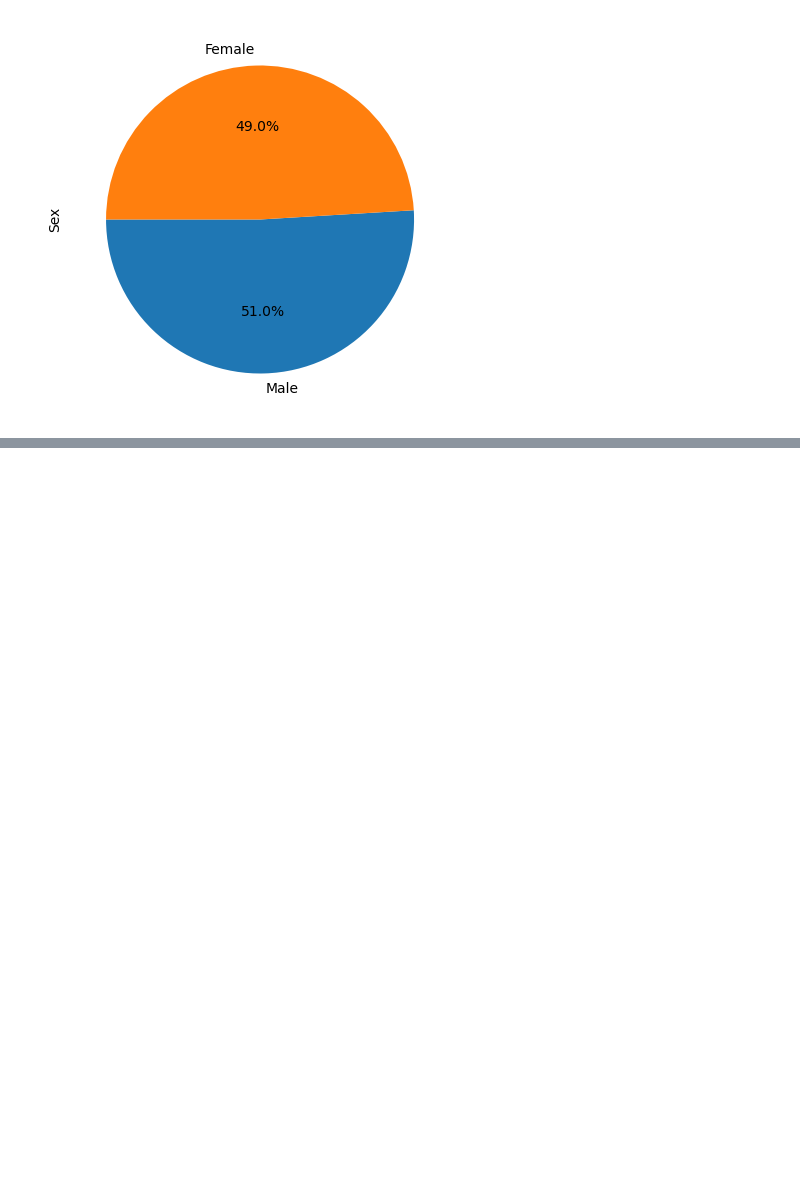
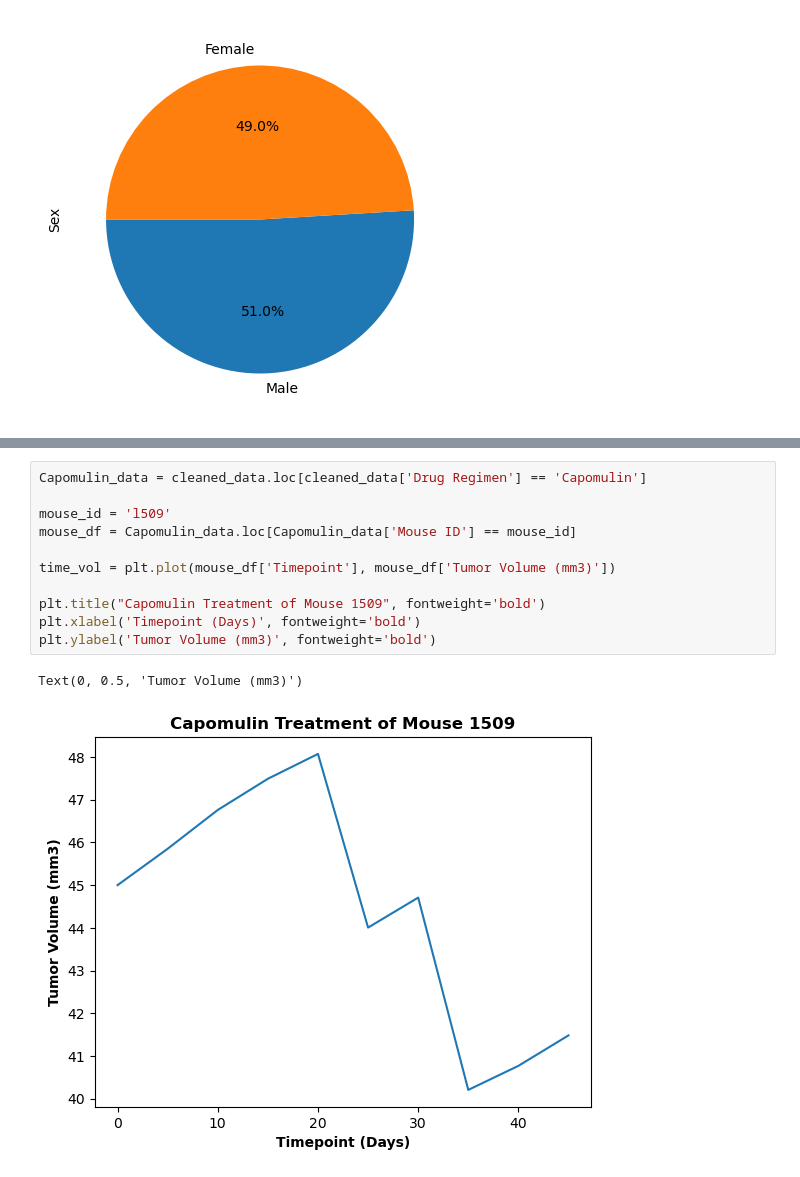
Before and after one commit to guoya35/Pymaceuticals-, a Jupyter notebook: Pymaceuticals .ipynb, the cells around one changed output, grey strips where cells are left out. Cells and saved outputs as stored; diff of their text form; blank space fills up the shorter version.

```diff
--- a/Pymaceuticals .ipynb
+++ b/Pymaceuticals .ipynb
@@ -116,0 +192,14 @@ Ceftamin_data = cleaned_data.loc[cleaned_data["Drug Regimen"] == "Ceftamin", :]
+# %%
+Capomulin_data = cleaned_data.loc[cleaned_data['Drug Regimen'] == 'Capomulin']
+
+mouse_id = 'l509'
+mouse_df = Capomulin_data.loc[Capomulin_data['Mouse ID'] == mouse_id]
+
+time_vol = plt.plot(mouse_df['Timepoint'], mouse_df['Tumor Volume (mm3)'])
+
+plt.title("Capomulin Treatment of Mouse 1509", fontweight='bold')
+plt.xlabel('Timepoint (Days)', fontweight='bold')
+plt.ylabel('Tumor Volume (mm3)', fontweight='bold')
+# %% [output]
+Text(0, 0.5, 'Tumor Volume (mm3)')
+[figure, added]
```
Also changed, not shown: parts of 7 cells of this notebook, 1 other file.
